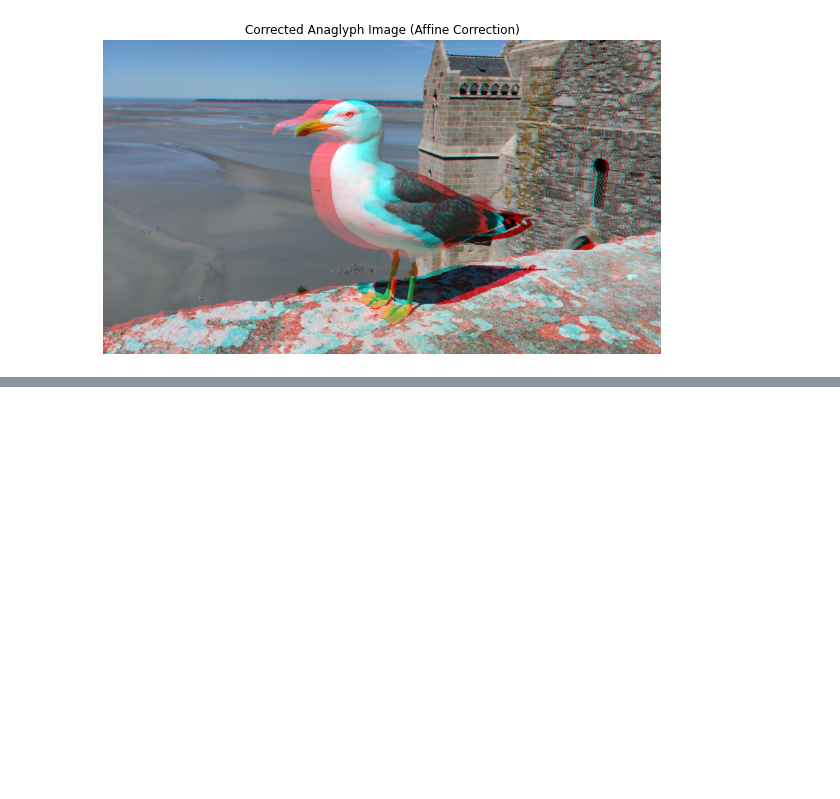
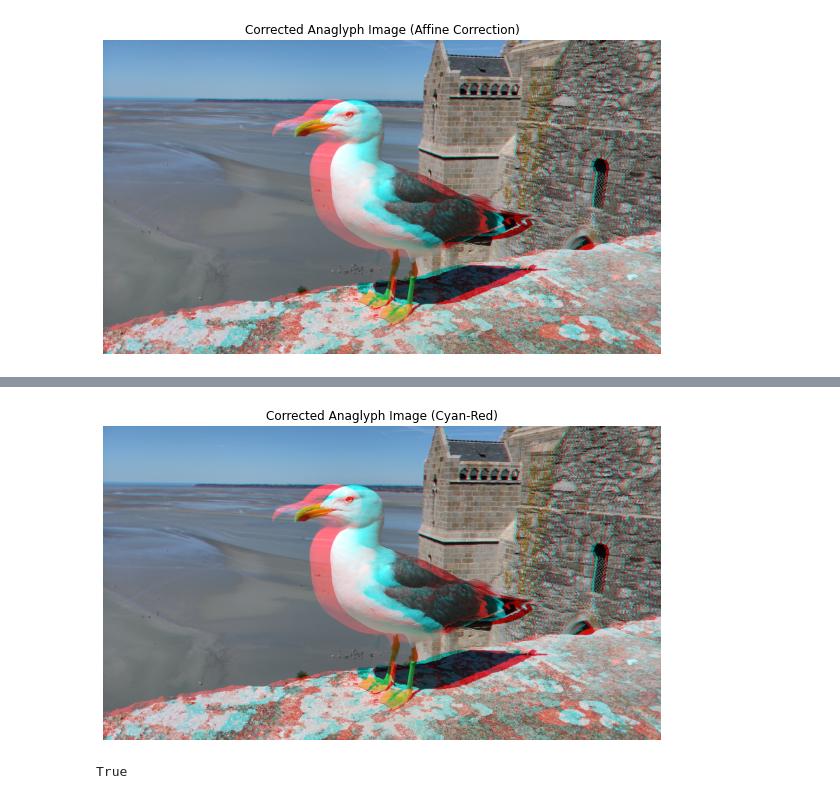
Before and after one commit to dfattal/dfattal.github.io, a Jupyter notebook: CV/correctDisp.ipynb, the cells around one changed output, grey strips where cells are left out. Drawn from its saved outputs; the diff is of its cells as text; code cells hidden in the pictures; blank space fills up the shorter version.

Commit message:
YS correction

```diff
--- a/CV/correctDisp.ipynb
+++ b/CV/correctDisp.ipynb
@@ -175,0 +108,26 @@ cv2.imwrite('output/albedo_1_Rect.jpg', rectified_right_image_color)
+# %%
+# Collect points from filtered matches
+left_points = np.float32([keypoints_left[m.queryIdx].pt for m in filtered_matches])
+right_points = np.float32([keypoints_right[m.trainIdx].pt for m in filtered_matches])
+
+def compute_rms_disparity(y_translation, scaling, left_points, right_points):
+    # Apply scaling and vertical translation to the right points
+    adjusted_right_points = right_points.copy()
+    adjusted_right_points[:, 0] *= scaling  # Apply uniform scaling to x
+    adjusted_right_points[:, 1] = adjusted_right_points[:, 1] * scaling + y_translation  # Apply scaling and vertical shift to y
+
+    # Compute RMS of the vertical disparity
+    vertical_disparity = left_points[:, 1] - adjusted_right_points[:, 1]
+    rms = np.sqrt(np.mean(vertical_disparity**2))
+    return rms
+
+# Search for the best combination of y translation and scaling that minimizes the RMS
+# Initial guess: no scaling, no vertical translation
+initial_guess = [0, 1.0]
+
+# Minimize the RMS disparity
+result = minimize(lambda params: compute_rms_disparity(params[0], params[1], left_points, right_points), initial_guess, method='Powell')
+
+# Extract the optimal y translation and scaling values
+optimal_y_translation, optimal_scaling = result.x
+print(f"Optimal y-Translation: {optimal_y_translation:.2f}, Optimal Scaling: {optimal_scaling:.4f}")
@@ -175,0 +139,25 @@ cv2.imwrite('output/albedo_1_Rect.jpg', rectified_right_image_color)
+# %%
+# Compute affine transformation matrix
+affine_matrix = np.float32([[optimal_scaling, 0, 0], [0, optimal_scaling, optimal_y_translation]])
+
+# Apply the affine transformation to the right image
+adjusted_right_image_color = cv2.warpAffine(right_image_color, affine_matrix, (right_image_color.shape[1], right_image_color.shape[0]), flags=cv2.INTER_LINEAR, borderMode=cv2.BORDER_REPLICATE)
+
+# Create a new anaglyph image after correction
+corrected_anaglyph_image = np.zeros_like(left_image_color)
+corrected_anaglyph_image[..., 2] = adjusted_right_image_color[..., 2]  # Red channel
+corrected_anaglyph_image[..., 1] = left_image_color[..., 1]   # Green channel
+corrected_anaglyph_image[..., 0] = left_image_color[..., 0]   # Blue channel
+
+# Plot the corrected anaglyph image
+plt.figure(figsize=(10, 10))
+plt.imshow(cv2.cvtColor(corrected_anaglyph_image, cv2.COLOR_BGR2RGB))
+plt.title("Corrected Anaglyph Image (Cyan-Red)")
+plt.axis('off')
+plt.show()
+# %% [output]
+[figure, added]
+# %%
+cv2.imwrite('output/albedo_1_cor.jpg', adjusted_right_image_color)
+# %% [output]
+True
```
Also changed, not shown: parts of 10 cells of this notebook, 4 other files.
